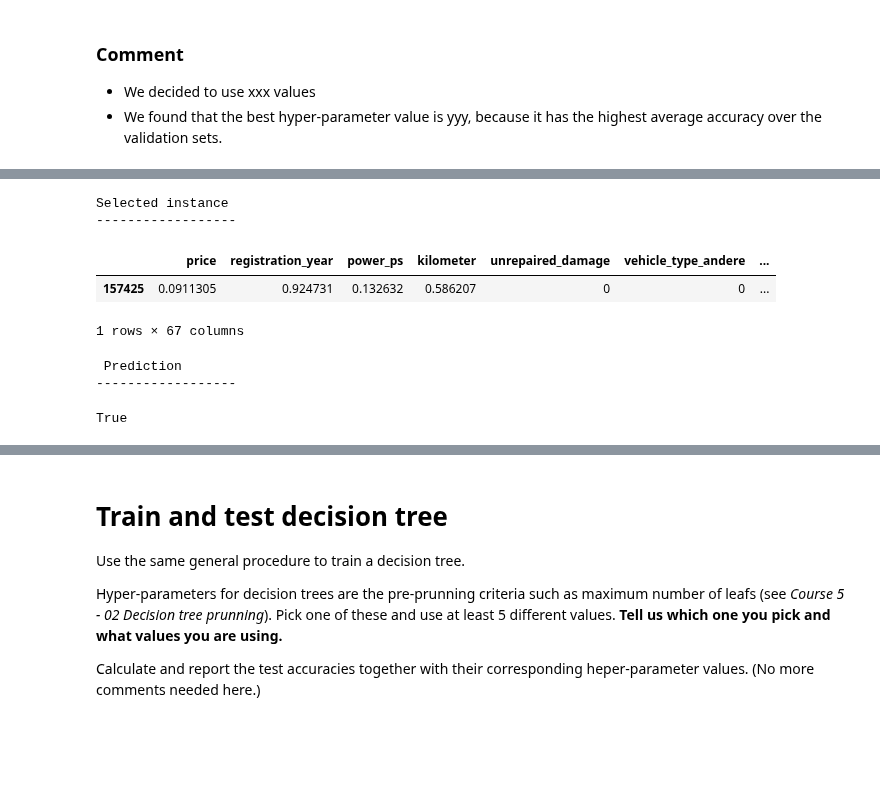
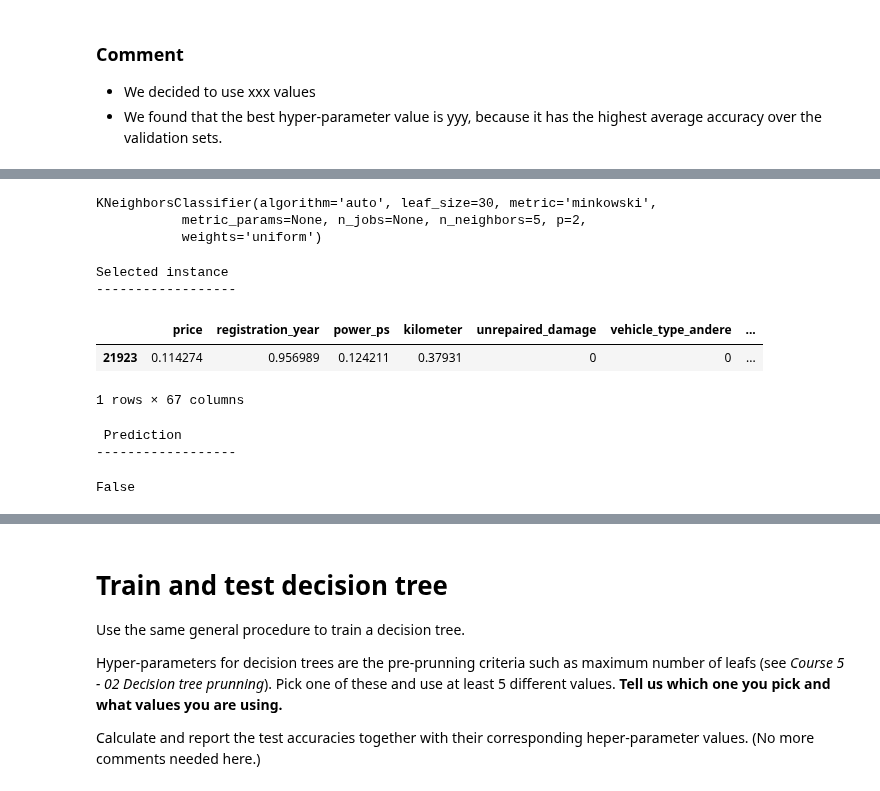
Before and after one commit to abousedas/datamining-tp02, a Jupyter notebook: TP2 - 01 Description.ipynb, the cells around one changed output, grey strips where cells are left out. Drawn from its saved outputs; the diff is of its cells as text; code cells hidden in the pictures; blank space fills up the shorter version.

Commit message:
Add basic nearest neigbour procedure (no iteration to get better accuracy yet)

```diff
--- a/TP2 - 01 Description.ipynb
+++ b/TP2 - 01 Description.ipynb
@@ -378,43 +427,37 @@ Are the hyper-parameter parameters the same for all the test sets? **Discuss** i
+# %%
+# import libraries
+from sklearn import neighbors
+
+# number of neighbours (k) to consider
+k = 5 # choose a number as you see fit
+
+# creaate nearest neighbour classifier object
+nn_classifier = neighbors.KNeighborsClassifier(n_neighbors=k)
+
+# learn model using the training set inputs and outputs
+nn_classifier.fit(in_train,out_train)
+# %% [output]
+KNeighborsClassifier(algorithm='auto', leaf_size=30, metric='minkowski',
+           metric_params=None, n_jobs=None, n_neighbors=5, p=2,
+           weights='uniform')
 # %%
-from sklearn import neighbors
+# select an instance
+one_instance = pd.DataFrame(in_test.iloc[3,:]).transpose() # careful to have same shape as dataframe !
+print('Selected instance')
+print('------------------')
+display(one_instance)
 
-
-def nearest_neigbour_classifier(in_train, out_train):
-    # number of neighbours (k) to consider
-    k = 5 # need to tune that number
-
-    # create nearest neighbour classifier object
-    nn_classifier = neighbors.KNeighborsClassifier(n_neighbors=k)
-
-    # learn model using the training set inputs and outputs
-    nn_classifier.fit(in_train,out_train)
-
-    # select an instance
-    one_instance = pd.DataFrame(in_test.iloc[3,:]).transpose() # careful to have same shape as dataframe !
-    print('Selected instance')
-    print('------------------')
-    display(one_instance)
-
-    # make prediction for instance
-    pred = nn_classifier.predict(one_instance)
-    print('\n Prediction')
-    print('------------------')
-    display(pred[0])
+# make prediction for instance
+pred = nn_classifier.predict(one_instance)
+print('\n Prediction')
+print('------------------')
+display(pred[0])
+# %% [output]
+Selected instance
+------------------
+|  | price | registration_year | power_ps | kilometer | unrepaired_damage | vehicle_type_andere | ... |
+| 21923 | 0.114274 | 0.956989 | 0.124211 | 0.37931 | 0 | 0 | ... |
+1 rows × 67 columns
+ Prediction
+------------------
+False
-# %%
-# here we calculate accuracies for the diferent
-# hyper-parameter in nearest neignbour algorithm
-from sklearn.model_selection import train_test_split
-
-
-# split output and input data to train and test sets
-out_train, out_test, in_train, in_test = train_test_split(out_autos, norm_in, test_size=5, shuffle=True, random_state=123)
-nearest_neigbour_classifier(in_train, out_train)
-# %% [output]
-Selected instance
-------------------
-|  | price | registration_year | power_ps | kilometer | unrepaired_damage | vehicle_type_andere | ... |
-| 157425 | 0.0911305 | 0.924731 | 0.132632 | 0.586207 | 0 | 0 | ... |
-1 rows × 67 columns
- Prediction
-------------------
-True
```
Also changed, not shown: parts of 12 cells of this notebook.
